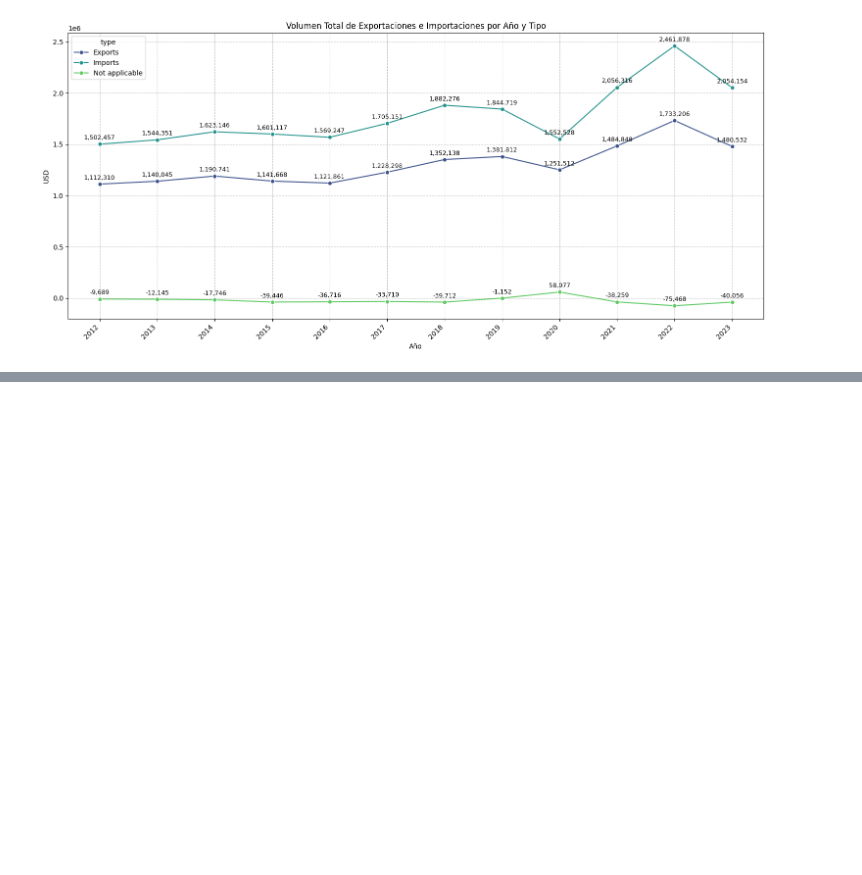
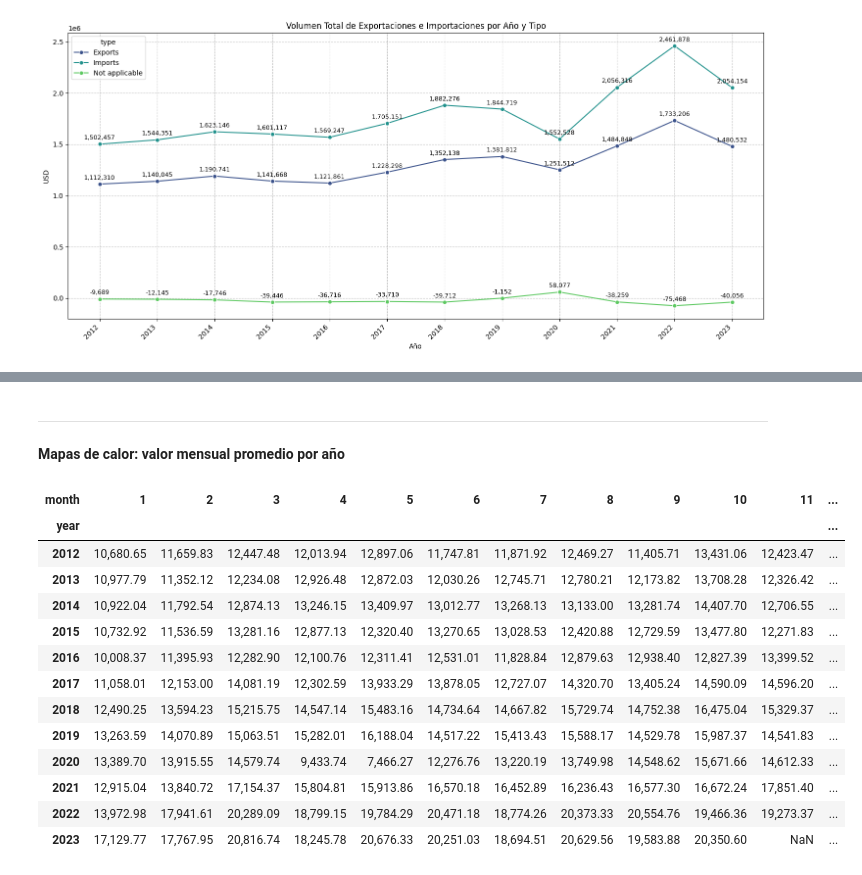
Before and after one commit to SaitoM17/analisis_mexico_trade_statistics_2012_2023, a Jupyter notebook: notebooks/3_analisis_descriptivo.ipynb, the cells around one changed output, grey strips where cells are left out. Cells and saved outputs as stored; diff of their text form; code cells hidden in the pictures; blank space fills up the shorter version.

```diff
--- a/notebooks/3_analisis_descriptivo.ipynb
+++ b/notebooks/3_analisis_descriptivo.ipynb
@@ -79,0 +201,22 @@ plt.show()
+# %% [markdown]
+---
+# %% [markdown]
+**Mapas de calor: valor mensual promedio por año**
+# %%
+valor_mensual_promedio_annio = pd.pivot_table(df_2012_2023, values='value_usd', index='year', columns='month', aggfunc='mean')
+valor_mensual_promedio_annio
+# %% [output]
+| month | 1 | 2 | 3 | 4 | 5 | 6 | 7 | 8 | 9 | 10 | 11 | ... |
+| year |  |  |  |  |  |  |  |  |  |  |  | ... |
+| 2012 | 10,680.65 | 11,659.83 | 12,447.48 | 12,013.94 | 12,897.06 | 11,747.81 | 11,871.92 | 12,469.27 | 11,405.71 | 13,431.06 | 12,423.47 | ... |
+| 2013 | 10,977.79 | 11,352.12 | 12,234.08 | 12,926.48 | 12,872.03 | 12,030.26 | 12,745.71 | 12,780.21 | 12,173.82 | 13,708.28 | 12,326.42 | ... |
+| 2014 | 10,922.04 | 11,792.54 | 12,874.13 | 13,246.15 | 13,409.97 | 13,012.77 | 13,268.13 | 13,133.00 | 13,281.74 | 14,407.70 | 12,706.55 | ... |
+| 2015 | 10,732.92 | 11,536.59 | 13,281.16 | 12,877.13 | 12,320.40 | 13,270.65 | 13,028.53 | 12,420.88 | 12,729.59 | 13,477.80 | 12,271.83 | ... |
+| 2016 | 10,008.37 | 11,395.93 | 12,282.90 | 12,100.76 | 12,311.41 | 12,531.01 | 11,828.84 | 12,879.63 | 12,938.40 | 12,827.39 | 13,399.52 | ... |
+| 2017 | 11,058.01 | 12,153.00 | 14,081.19 | 12,302.59 | 13,933.29 | 13,878.05 | 12,727.07 | 14,320.70 | 13,405.24 | 14,590.09 | 14,596.20 | ... |
+| 2018 | 12,490.25 | 13,594.23 | 15,215.75 | 14,547.14 | 15,483.16 | 14,734.64 | 14,667.82 | 15,729.74 | 14,752.38 | 16,475.04 | 15,329.37 | ... |
+| 2019 | 13,263.59 | 14,070.89 | 15,063.51 | 15,282.01 | 16,188.04 | 14,517.22 | 15,413.43 | 15,588.17 | 14,529.78 | 15,987.37 | 14,541.83 | ... |
+| 2020 | 13,389.70 | 13,915.55 | 14,579.74 | 9,433.74 | 7,466.27 | 12,276.76 | 13,220.19 | 13,749.98 | 14,548.62 | 15,671.66 | 14,612.33 | ... |
+| 2021 | 12,915.04 | 13,840.72 | 17,154.37 | 15,804.81 | 15,913.86 | 16,570.18 | 16,452.89 | 16,236.43 | 16,577.30 | 16,672.24 | 17,851.40 | ... |
+| 2022 | 13,972.98 | 17,941.61 | 20,289.09 | 18,799.15 | 19,784.29 | 20,471.18 | 18,774.26 | 20,373.33 | 20,554.76 | 19,466.36 | 19,273.37 | ... |
+| 2023 | 17,129.77 | 17,767.95 | 20,816.74 | 18,245.78 | 20,676.33 | 20,251.03 | 18,694.51 | 20,629.56 | 19,583.88 | 20,350.60 | NaN | ... |
```
Also changed, not shown: parts of 12 cells of this notebook.
